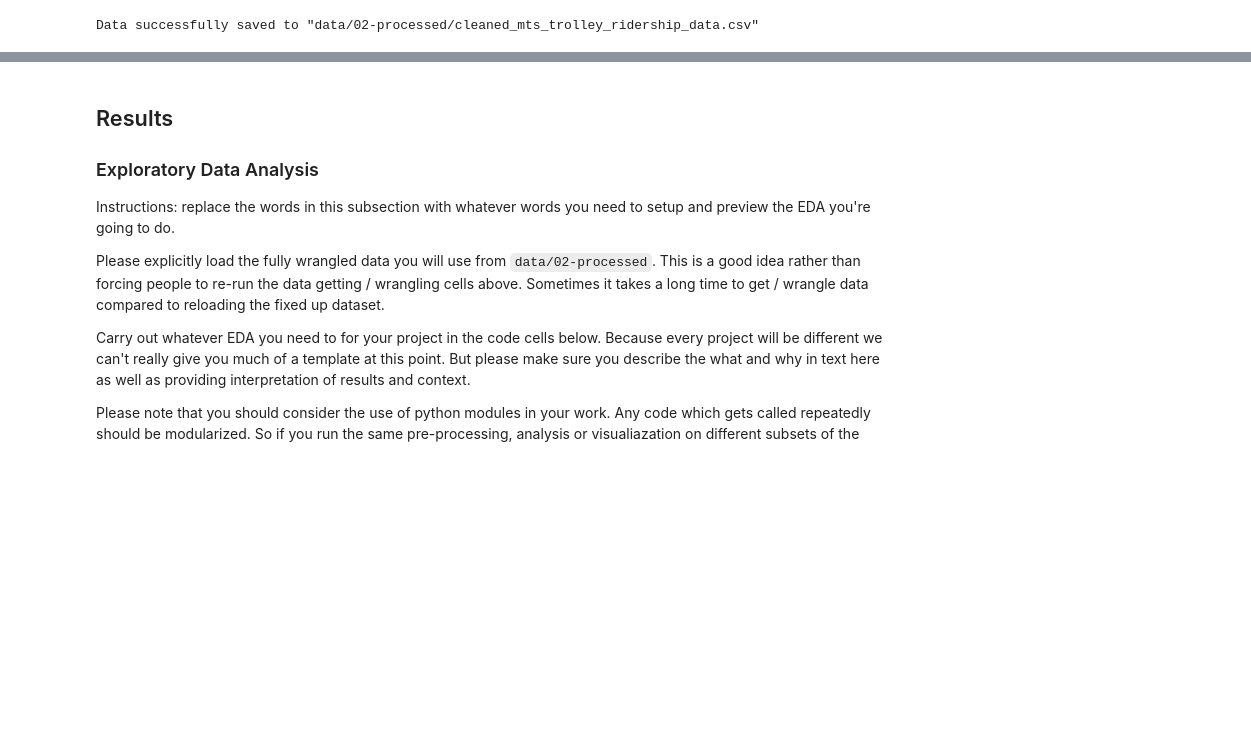
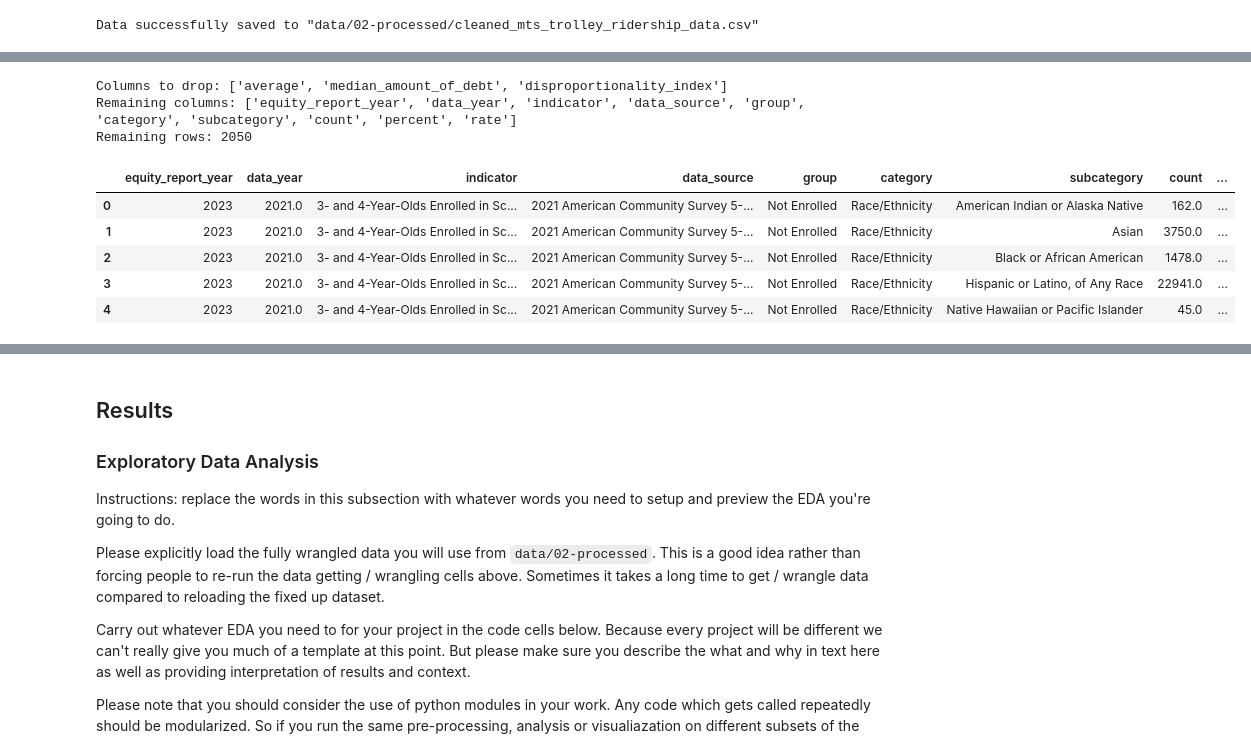
Before and after one commit to COGS108/Group022_WI26, a Jupyter notebook: 02-EDACheckpoint.ipynb, the cells around one changed output, grey strips where cells are left out. Saved outputs shown, nothing was run; the diff lists cells and outputs as text; code cells hidden in the pictures; blank space fills up the shorter version.

Commit message:
Cleaned Dataset #4

```diff
--- a/02-EDACheckpoint.ipynb
+++ b/02-EDACheckpoint.ipynb
@@ -776,0 +837,26 @@ clean_transit_df.merge(clean_ridership_df, on='stop_join').drop(columns=['stop_n
+# %%
+# As we can see previously, 'data_year' is currently an object (string).
+# so we need to convert it to a numberdf
+clean_equity_df["data_year"] = pd.to_numeric(clean_equity_df["data_year"], errors="coerce")
+# So does other variables.
+clean_equity_df["count"] = clean_equity_df["count"].astype(str).str.replace(",", "", regex=False)
+clean_equity_df["count"] = pd.to_numeric(clean_equity_df["count"], errors="coerce")
+clean_equity_df["percent"] = clean_equity_df["percent"].astype(str).str.replace("%", "", regex=False)
+clean_equity_df["percent"] = pd.to_numeric(clean_equity_df["percent"], errors="coerce")
+clean_equity_df["median_amount_of_debt"] = (
+    clean_equity_df["median_amount_of_debt"]
+      .astype(str)
+      .str.replace("$", "", regex=False)
+      .str.replace(",", "", regex=False)
+)
+clean_equity_df["median_amount_of_debt"] = pd.to_numeric(clean_equity_df["median_amount_of_debt"], errors="coerce")
+# %%
+# I observed that some columns are purely desciptive,
+# which is useless for data analysis in our case. So we are dropping them.
+clean_equity_df = clean_equity_df.drop(columns=["notes", "value_description"])
+# %%
+# Null % report (just for understanding coverage):
+print("Null % report for this dataset")
+for col in clean_equity_df.columns:
+    null_pct = (clean_equity_df.shape[0] - clean_equity_df[col].count()) / clean_equity_df.shape[0] * 100
+    print(f"{col}: {round(null_pct,2)}% null")
@@ -776,0 +878,29 @@ clean_transit_df.merge(clean_ridership_df, on='stop_join').drop(columns=['stop_n
+# %%
+# Drop columns with more than 98% missing values
+columns_to_drop = []
+for col in clean_equity_df.columns:
+    null_pct = (clean_equity_df.shape[0] - clean_equity_df[col].count()) / clean_equity_df.shape[0] * 100
+    if null_pct > 98:
+        columns_to_drop.append(col)
+print("Columns to drop:", columns_to_drop)
+clean_equity_df = clean_equity_df.drop(columns=columns_to_drop)
+
+print("Remaining columns:", clean_equity_df.columns.tolist())
+# In this dataset, numeric values are spread across multiple columns (count, percent, rate, average, etc.).
+# Each row usually only uses ONE of these.
+# Since other datasets for this project is focused on rates, so for simplicity,
+# we choose to only use "percent" values.
+clean_equity_df = clean_equity_df[clean_equity_df["percent"].notna()].copy()
+
+print("Remaining rows:", clean_equity_df.shape[0])
+clean_equity_df.head()
+# %% [output]
+Columns to drop: ['average', 'median_amount_of_debt', 'disproportionality_index']
+Remaining columns: ['equity_report_year', 'data_year', 'indicator', 'data_source', 'group', 'category', 'subcategory', 'count', 'percent', 'rate']
+Remaining rows: 2050
+|  | equity_report_year | data_year | indicator | data_source | group | category | subcategory | count | ... |
+| 0 | 2023 | 2021.0 | 3- and 4-Year-Olds Enrolled in Sc... | 2021 American Community Survey 5-... | Not Enrolled | Race/Ethnicity | American Indian or Alaska Native | 162.0 | ... |
+| 1 | 2023 | 2021.0 | 3- and 4-Year-Olds Enrolled in Sc... | 2021 American Community Survey 5-... | Not Enrolled | Race/Ethnicity | Asian | 3750.0 | ... |
+| 2 | 2023 | 2021.0 | 3- and 4-Year-Olds Enrolled in Sc... | 2021 American Community Survey 5-... | Not Enrolled | Race/Ethnicity | Black or African American | 1478.0 | ... |
+| 3 | 2023 | 2021.0 | 3- and 4-Year-Olds Enrolled in Sc... | 2021 American Community Survey 5-... | Not Enrolled | Race/Ethnicity | Hispanic or Latino, of Any Race | 22941.0 | ... |
+| 4 | 2023 | 2021.0 | 3- and 4-Year-Olds Enrolled in Sc... | 2021 American Community Survey 5-... | Not Enrolled | Race/Ethnicity | Native Hawaiian or Pacific Islander | 45.0 | ... |
```
Also changed, not shown: parts of 16 cells of this notebook, 1 other file.
